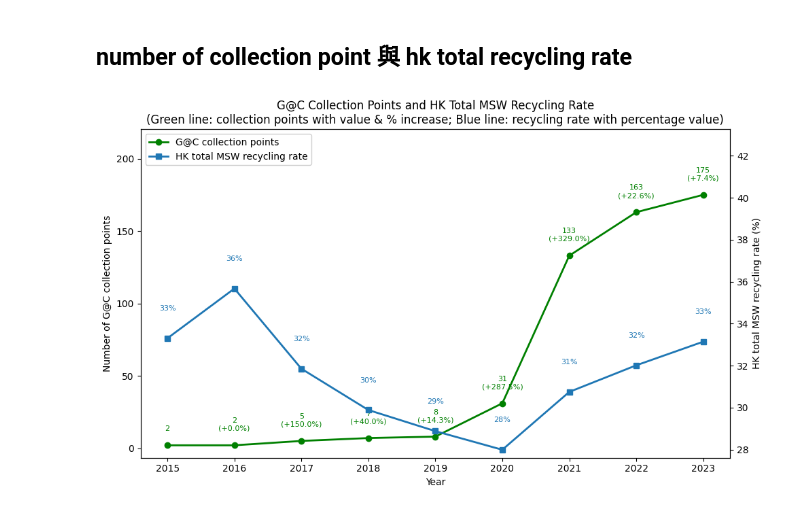
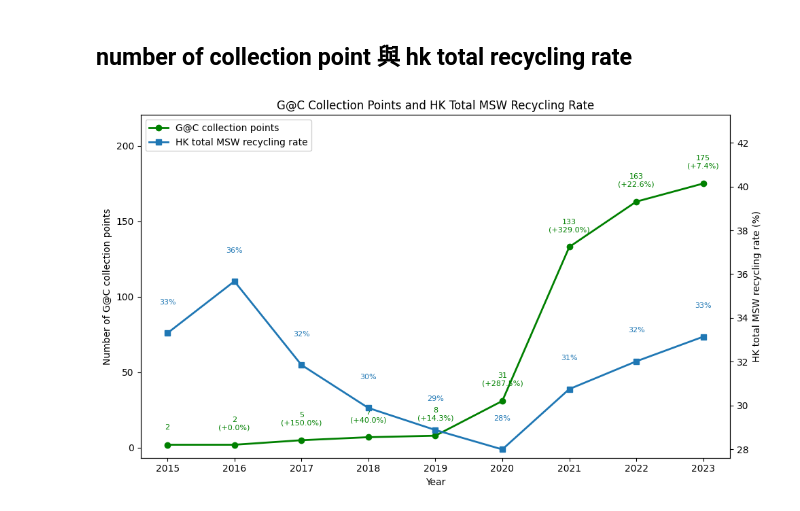
Before and after one commit to Tony0824X/Green-Community_DataAnalysis, a Jupyter notebook: Green@Community_DataAnalysis/Cost-effectiveness/5.3 number of collection point 與 hk total recycling rate.ipynb, the cells around one changed output. Cells and saved outputs as stored; diff of their text form; code cells hidden in the pictures.

```diff
--- a/Green@Community_DataAnalysis/Cost-effectiveness/5.3 number of collection point 與 hk total recycling rate.ipynb
+++ b/Green@Community_DataAnalysis/Cost-effectiveness/5.3 number of collection point 與 hk total recycling rate.ipynb
@@ -128,34 +128,33 @@ offset_rate = y2_range * 0.08
 for xi, yi in zip(x, sub["recycling_rate_pct"]):
     ax2.text(
         xi,
         yi + offset_rate,
         f"{yi:.0f}%",
         ha="center",
         va="bottom",
         fontsize=8,
         color="tab:blue",
     )
 
 # Legend in top-left (so it doesn't cover data)
 lines = [line1, line2]
 labels = [l.get_label() for l in lines]
 ax1.legend(
     lines,
     labels,
     loc="upper left",
     frameon=True,
     fancybox=True,
     framealpha=0.9,
 )
 
 # Title and layout
 plt.title(
-    "G@C Collection Points and HK Total MSW Recycling Rate\n"
-    "(Green line: collection points with value & % increase; "
-    "Blue line: recycling rate with percentage value)"
+    "G@C Collection Points and HK Total MSW Recycling Rate"
+
 )
 
 fig.tight_layout()
 plt.show()
 # %% [output]
-[figure, old version]
+[figure, new version]
```
Also changed, not shown: 4 other files.
